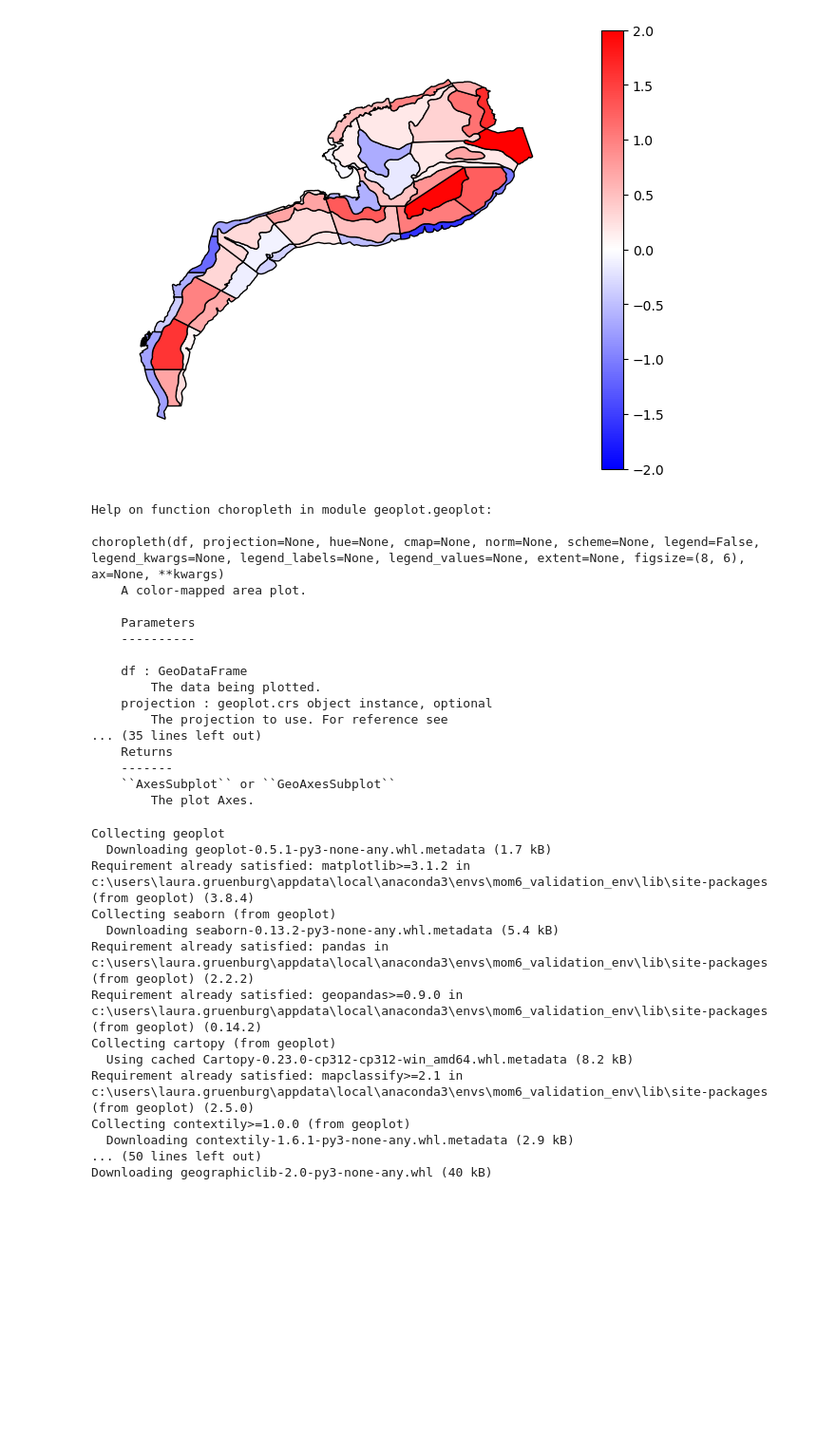
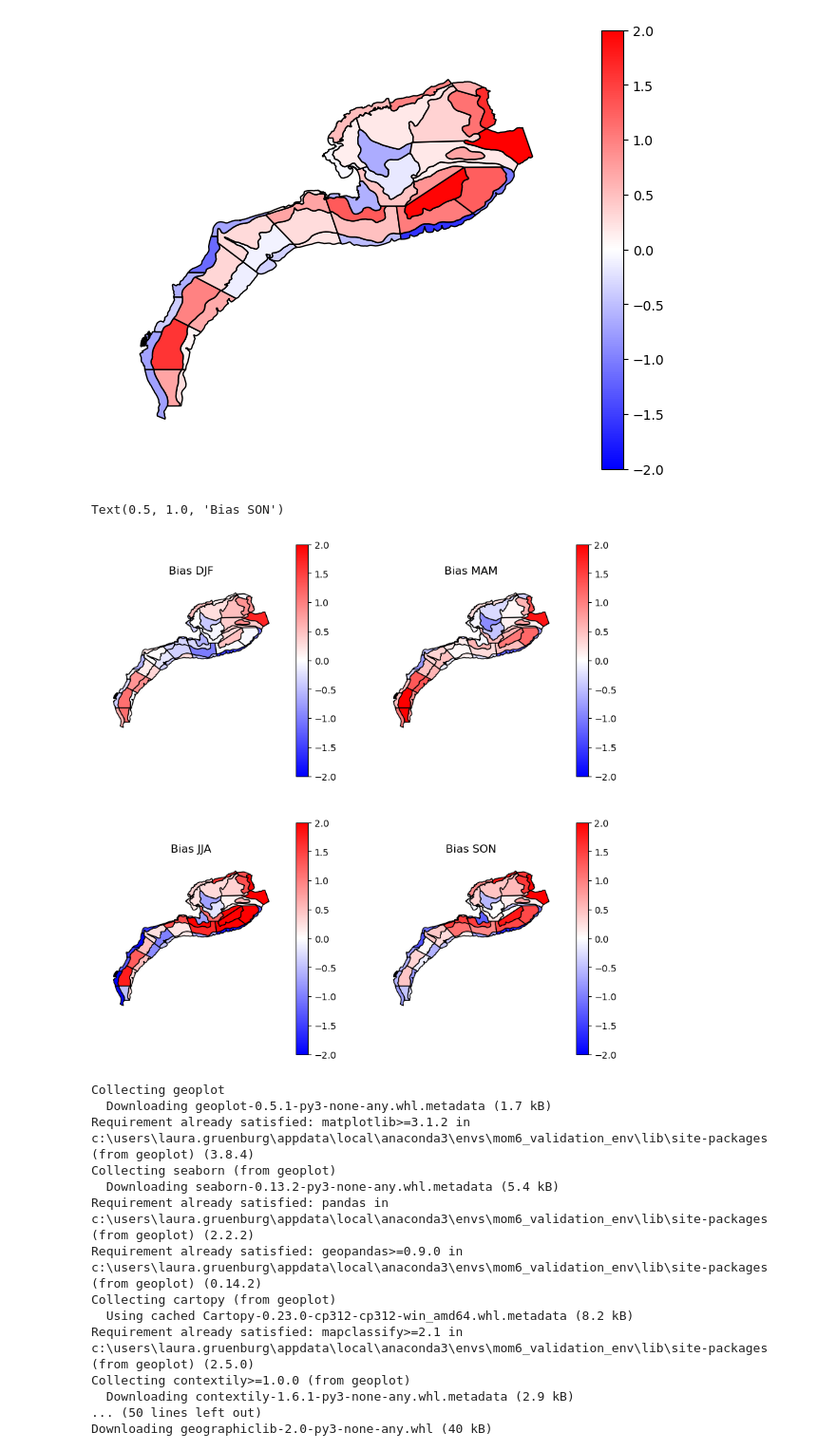
Before and after one commit to LGruenburg/MOM6_Validation, a Jupyter notebook: Mom6_glorys_bt_ecomon.ipynb, the cells around one changed output. Shown: that part at 95% size. Drawn from its saved outputs; the diff is of its cells as text; code cells hidden in the pictures; blank space fills up the shorter version.

```diff
--- a/Mom6_glorys_bt_ecomon.ipynb
+++ b/Mom6_glorys_bt_ecomon.ipynb
@@ -135,25 +130,23 @@ geoplot.choropleth(df = strata, hue = 'bias',cmap = 'bwr', norm = norm, legend =
 <Axes: >
 [figure]
 # %%
-help(geoplot.choropleth)
+fig, ax = plt.subplots(nrows = 2, ncols = 2, figsize = [10,10])
+
+norm = mpl.colors.Normalize(vmin=-2.,vmax=2.)
+geoplot.choropleth(df = strata, hue = 'bias_djf',cmap = 'bwr', norm = norm, legend =True, ax=ax[0,0])
+ax[0,0].set_title('Bias DJF')
+
+geoplot.choropleth(df = strata, hue = 'bias_mam',cmap = 'bwr', norm = norm, legend =True, ax=ax[0,1])
+ax[0,1].set_title('Bias MAM')
+
+geoplot.choropleth(df = strata, hue = 'bias_jja',cmap = 'bwr', norm = norm, legend =True, ax=ax[1,0])
+ax[1,0].set_title('Bias JJA')
+
+geoplot.choropleth(df = strata, hue = 'bias_son',cmap = 'bwr', norm = norm, legend =True, ax=ax[1,1])
+ax[1,1].set_title('Bias SON')
 # %% [output]
-Help on function choropleth in module geoplot.geoplot:
-
-choropleth(df, projection=None, hue=None, cmap=None, norm=None, scheme=None, legend=False, legend_kwargs=None, legend_labels=None, legend_values=None, extent=None, figsize=(8, 6), ax=None, **kwargs)
-    A color-mapped area plot.
-
-    Parameters
-    ----------
-
-    df : GeoDataFrame
-        The data being plotted.
-    projection : geoplot.crs object instance, optional
-        The projection to use. For reference see
-... (35 lines left out)
-    Returns
-    -------
-    ``AxesSubplot`` or ``GeoAxesSubplot``
-        The plot Axes.
+Text(0.5, 1.0, 'Bias SON')
+[figure, added]
 # %%
 # %% [output]
 Collecting geoplot
```
Also changed, not shown: parts of 2 cells of this notebook, 2 other files.
